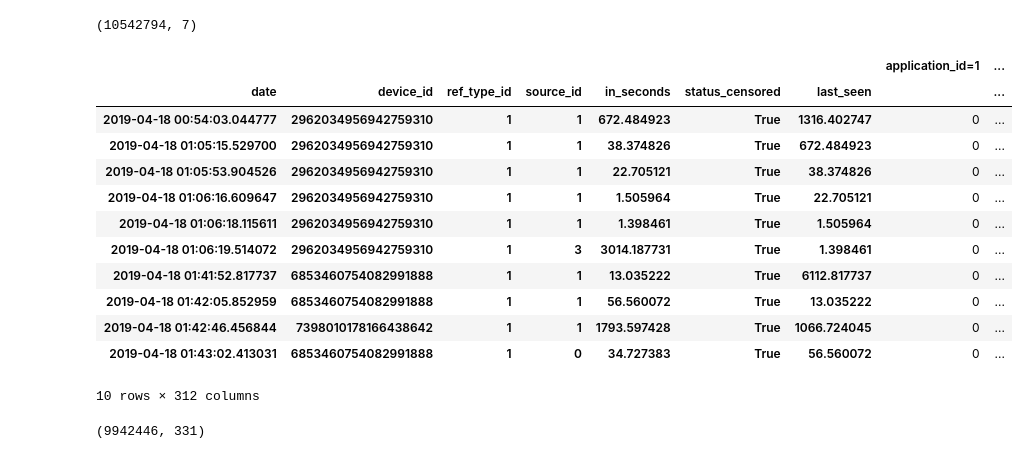
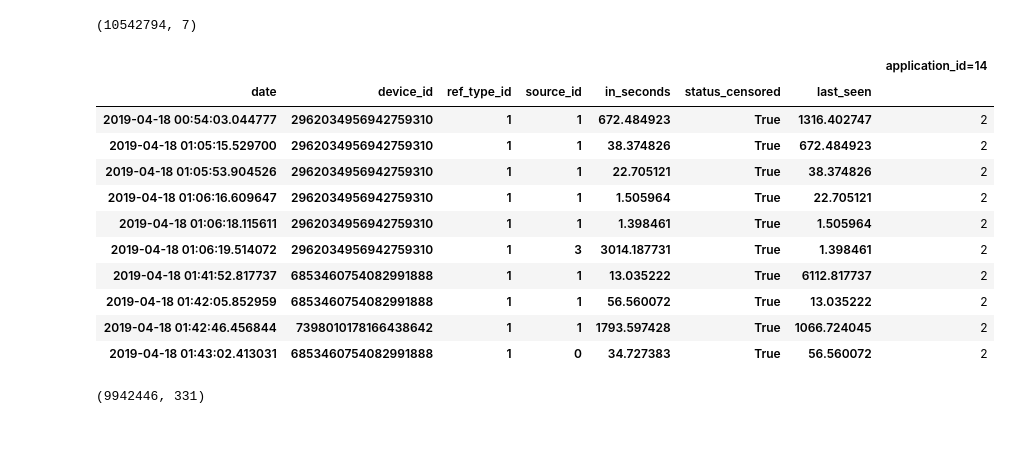
Before and after one commit to sergiolch/TP2-7506-2019-1C, a Jupyter notebook: Analisis.ipynb, the cells around one changed output. Saved outputs shown, nothing was run; the diff lists cells and outputs as text; code cells hidden in the pictures.

```diff
--- a/Analisis.ipynb
+++ b/Analisis.ipynb
@@ -204,18 +204,17 @@ data_1 = pd.merge(data_1, app_id_1, left_index=True, right_index=True, how='inne
 # %%
 group_1 = data_1.groupby(auct_cols).agg({col:'sum' for col in app_id_1.columns.tolist()})
 # %%
-group_1.loc[group_1['application_id=14']>1].head(10)
+group_1.loc[group_1['application_id=14']>1][['application_id=14']].head(10)
 # %% [output]
-|  |  |  |  |  |  |  | application_id=1 | ... |
-| date | device_id | ref_type_id | source_id | in_seconds | status_censored | last_seen |  | ... |
-| 2019-04-18 00:54:03.044777 | 2962034956942759310 | 1 | 1 | 672.484923 | True | 1316.402747 | 0 | ... |
-| 2019-04-18 01:05:15.529700 | 2962034956942759310 | 1 | 1 | 38.374826 | True | 672.484923 | 0 | ... |
-| 2019-04-18 01:05:53.904526 | 2962034956942759310 | 1 | 1 | 22.705121 | True | 38.374826 | 0 | ... |
-| 2019-04-18 01:06:16.609647 | 2962034956942759310 | 1 | 1 | 1.505964 | True | 22.705121 | 0 | ... |
-| 2019-04-18 01:06:18.115611 | 2962034956942759310 | 1 | 1 | 1.398461 | True | 1.505964 | 0 | ... |
-| 2019-04-18 01:06:19.514072 | 2962034956942759310 | 1 | 3 | 3014.187731 | True | 1.398461 | 0 | ... |
-| 2019-04-18 01:41:52.817737 | 6853460754082991888 | 1 | 1 | 13.035222 | True | 6112.817737 | 0 | ... |
-| 2019-04-18 01:42:05.852959 | 6853460754082991888 | 1 | 1 | 56.560072 | True | 13.035222 | 0 | ... |
-| 2019-04-18 01:42:46.456844 | 7398010178166438642 | 1 | 1 | 1793.597428 | True | 1066.724045 | 0 | ... |
-| 2019-04-18 01:43:02.413031 | 6853460754082991888 | 1 | 0 | 34.727383 | True | 56.560072 | 0 | ... |
+|  |  |  |  |  |  |  | application_id=14 |
+| date | device_id | ref_type_id | source_id | in_seconds | status_censored | last_seen |  |
+| 2019-04-18 00:54:03.044777 | 2962034956942759310 | 1 | 1 | 672.484923 | True | 1316.402747 | 2 |
+| 2019-04-18 01:05:15.529700 | 2962034956942759310 | 1 | 1 | 38.374826 | True | 672.484923 | 2 |
+| 2019-04-18 01:05:53.904526 | 2962034956942759310 | 1 | 1 | 22.705121 | True | 38.374826 | 2 |
+| 2019-04-18 01:06:16.609647 | 2962034956942759310 | 1 | 1 | 1.505964 | True | 22.705121 | 2 |
+| 2019-04-18 01:06:18.115611 | 2962034956942759310 | 1 | 1 | 1.398461 | True | 1.505964 | 2 |
+| 2019-04-18 01:06:19.514072 | 2962034956942759310 | 1 | 3 | 3014.187731 | True | 1.398461 | 2 |
+| 2019-04-18 01:41:52.817737 | 6853460754082991888 | 1 | 1 | 13.035222 | True | 6112.817737 | 2 |
+| 2019-04-18 01:42:05.852959 | 6853460754082991888 | 1 | 1 | 56.560072 | True | 13.035222 | 2 |
+| 2019-04-18 01:42:46.456844 | 7398010178166438642 | 1 | 1 | 1793.597428 | True | 1066.724045 | 2 |
+| 2019-04-18 01:43:02.413031 | 6853460754082991888 | 1 | 0 | 34.727383 | True | 56.560072 | 2 |
-10 rows × 312 columns
```
Also changed, not shown: parts of 1 cell of this notebook.
